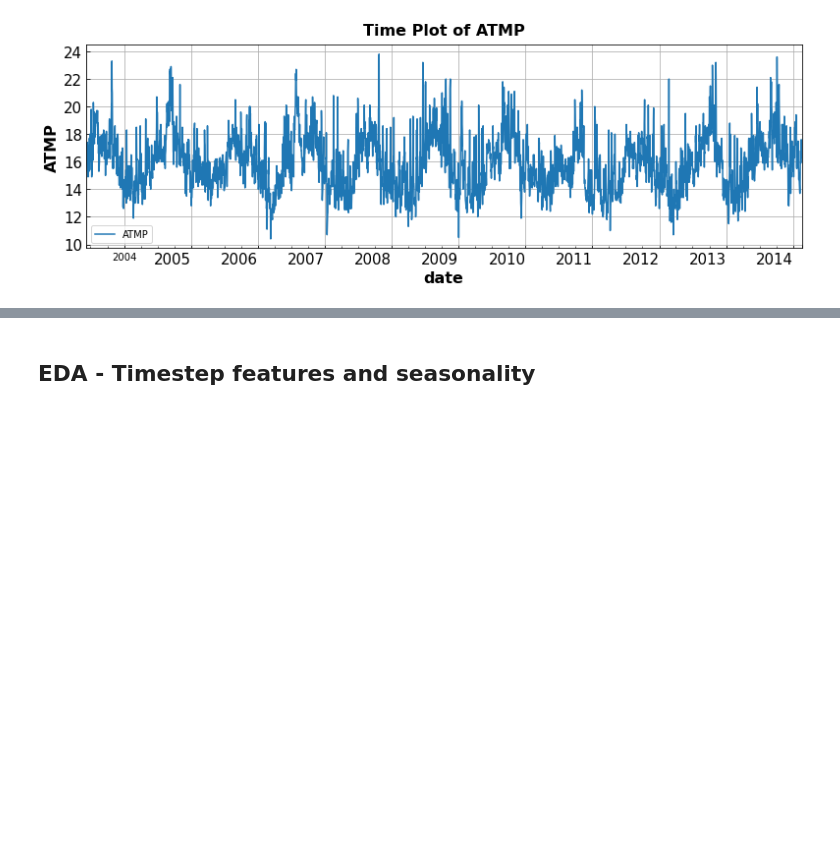
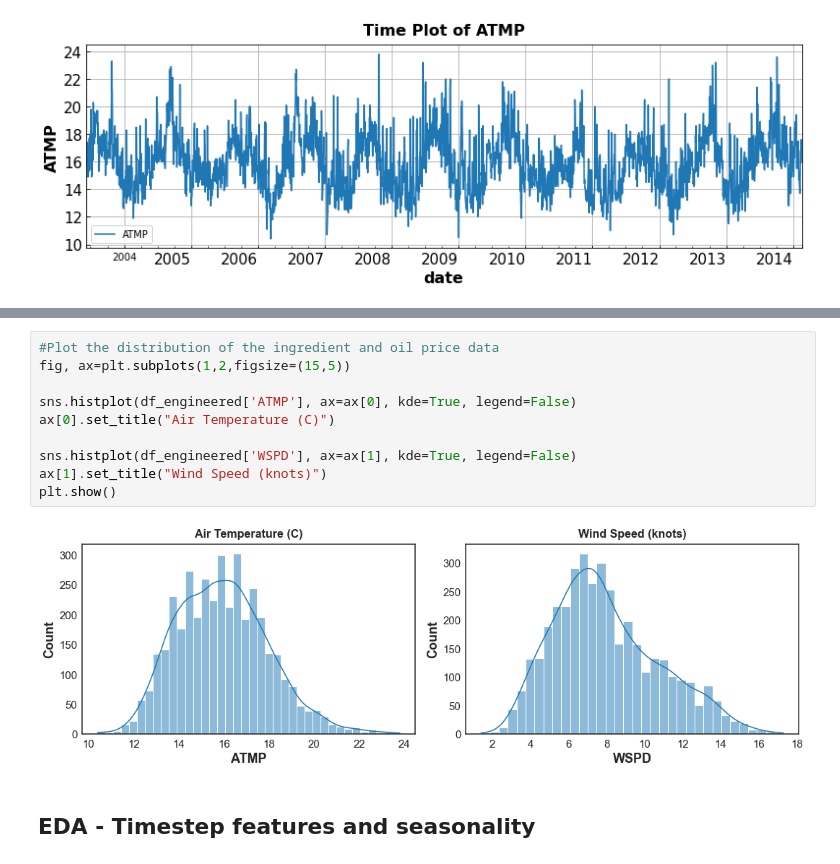
Before and after one commit to dakotarawlings/weather_timeseries_analysis, a Jupyter notebook: data_EDA.ipynb, the cells around one changed output, grey strips where cells are left out. Saved outputs shown, nothing was run; the diff lists cells and outputs as text; blank space fills up the shorter version.

```diff
--- a/data_EDA.ipynb
+++ b/data_EDA.ipynb
@@ -144,3 +166,15 @@ plotting_functions.timeseries_plot(df_engineered,'date', ydata='ATMP', ax=ax)
+# %%
+#Plot the distribution of the ingredient and oil price data
+fig, ax=plt.subplots(1,2,figsize=(15,5))
+
+sns.histplot(df_engineered['ATMP'], ax=ax[0], kde=True, legend=False)
+ax[0].set_title("Air Temperature (C)")
+
+sns.histplot(df_engineered['WSPD'], ax=ax[1], kde=True, legend=False)
+ax[1].set_title("Wind Speed (knots)")
+plt.show()
+# %% [output]
+[figure, added]
 # %% [markdown]
 ## EDA - Timestep features and seasonality
 # %%
```
Also changed, not shown: parts of 1 cell of this notebook, 1 other file.
